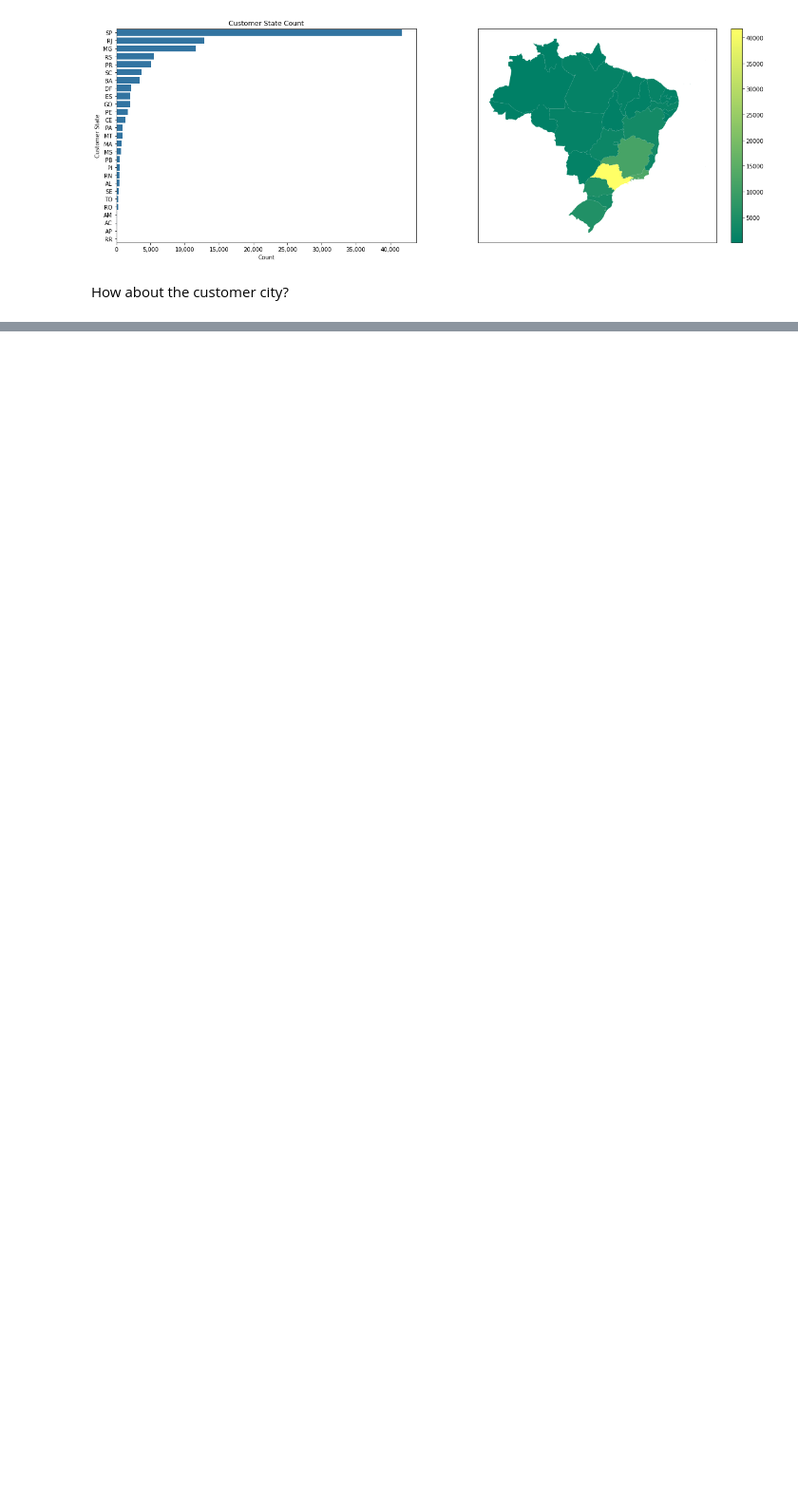
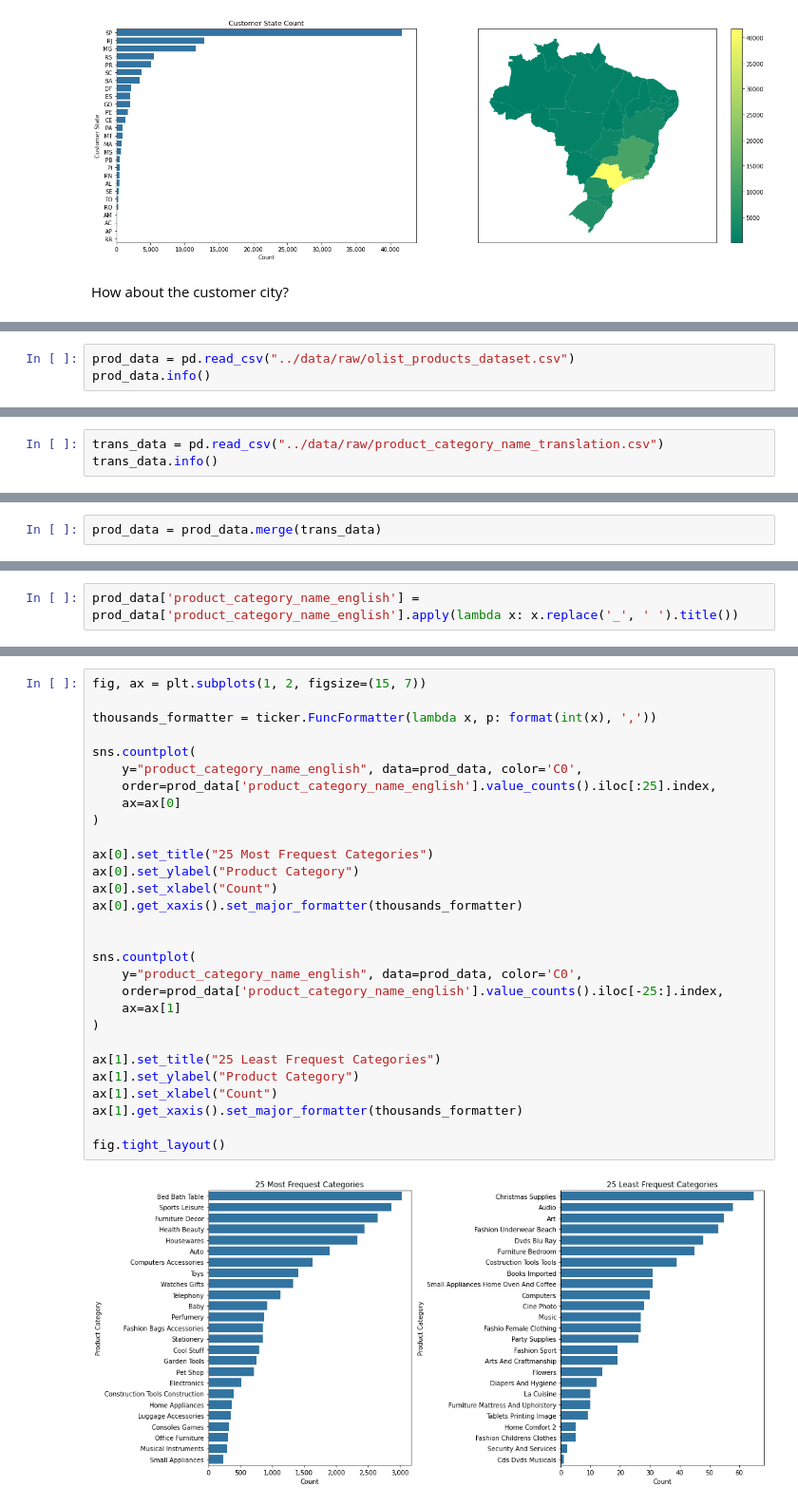
Before and after one commit to smwitkowski/olist-product-recommendations, a Jupyter notebook: notebooks/01-switkowski-data-eda.ipynb, the cells around one changed output, grey strips where cells are left out. Shown at 95% size. Drawn from its saved outputs; the diff is of its cells as text; blank space fills up the shorter version.

```diff
--- a/notebooks/01-switkowski-data-eda.ipynb
+++ b/notebooks/01-switkowski-data-eda.ipynb
@@ -206,0 +220,3 @@ ax[1].set_yticks([]);
+# %%
+prod_data = pd.read_csv("../data/raw/olist_products_dataset.csv")
+prod_data.info()
@@ -206,0 +249,3 @@ ax[1].set_yticks([]);
+# %%
+trans_data = pd.read_csv("../data/raw/product_category_name_translation.csv")
+trans_data.info()
@@ -206,0 +271,2 @@ ax[1].set_yticks([]);
+# %%
+prod_data = prod_data.merge(trans_data)
@@ -206,0 +282,2 @@ ax[1].set_yticks([]);
+# %%
+prod_data['product_category_name_english'] = prod_data['product_category_name_english'].apply(lambda x: x.replace('_', ' ').title())
@@ -206,0 +286,31 @@ ax[1].set_yticks([]);
+# %%
+fig, ax = plt.subplots(1, 2, figsize=(15, 7))
+
+thousands_formatter = ticker.FuncFormatter(lambda x, p: format(int(x), ','))
+
+sns.countplot(
+    y="product_category_name_english", data=prod_data, color='C0',
+    order=prod_data['product_category_name_english'].value_counts().iloc[:25].index,
+    ax=ax[0]
+)
+
+ax[0].set_title("25 Most Frequest Categories")
+ax[0].set_ylabel("Product Category")
+ax[0].set_xlabel("Count")
+ax[0].get_xaxis().set_major_formatter(thousands_formatter)
+
+
+sns.countplot(
+    y="product_category_name_english", data=prod_data, color='C0',
+    order=prod_data['product_category_name_english'].value_counts().iloc[-25:].index,
+    ax=ax[1]
+)
+
+ax[1].set_title("25 Least Frequest Categories")
+ax[1].set_ylabel("Product Category")
+ax[1].set_xlabel("Count")
+ax[1].get_xaxis().set_major_formatter(thousands_formatter)
+
+fig.tight_layout()
+# %% [output]
+[figure, added]
```
Also changed, not shown: parts of 30 cells of this notebook.
